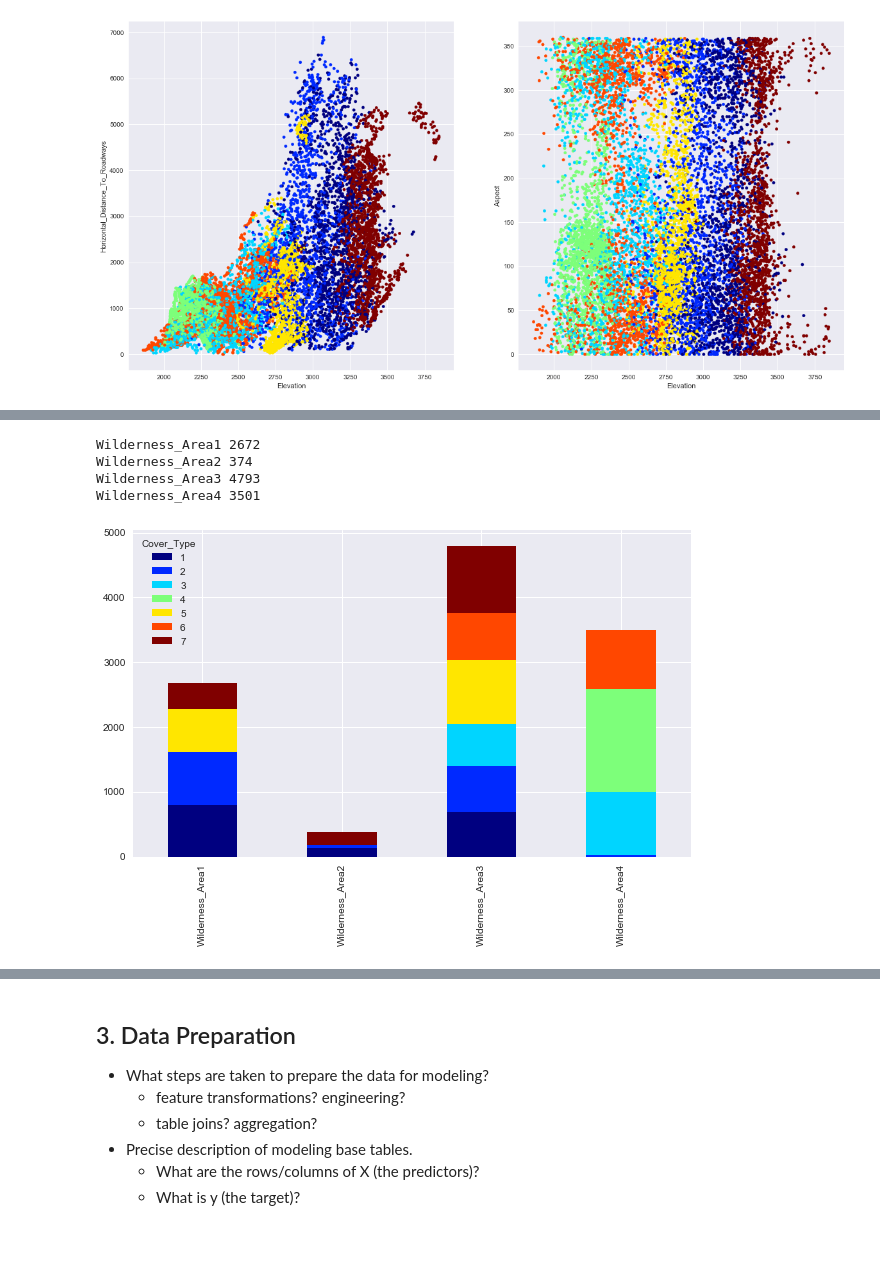
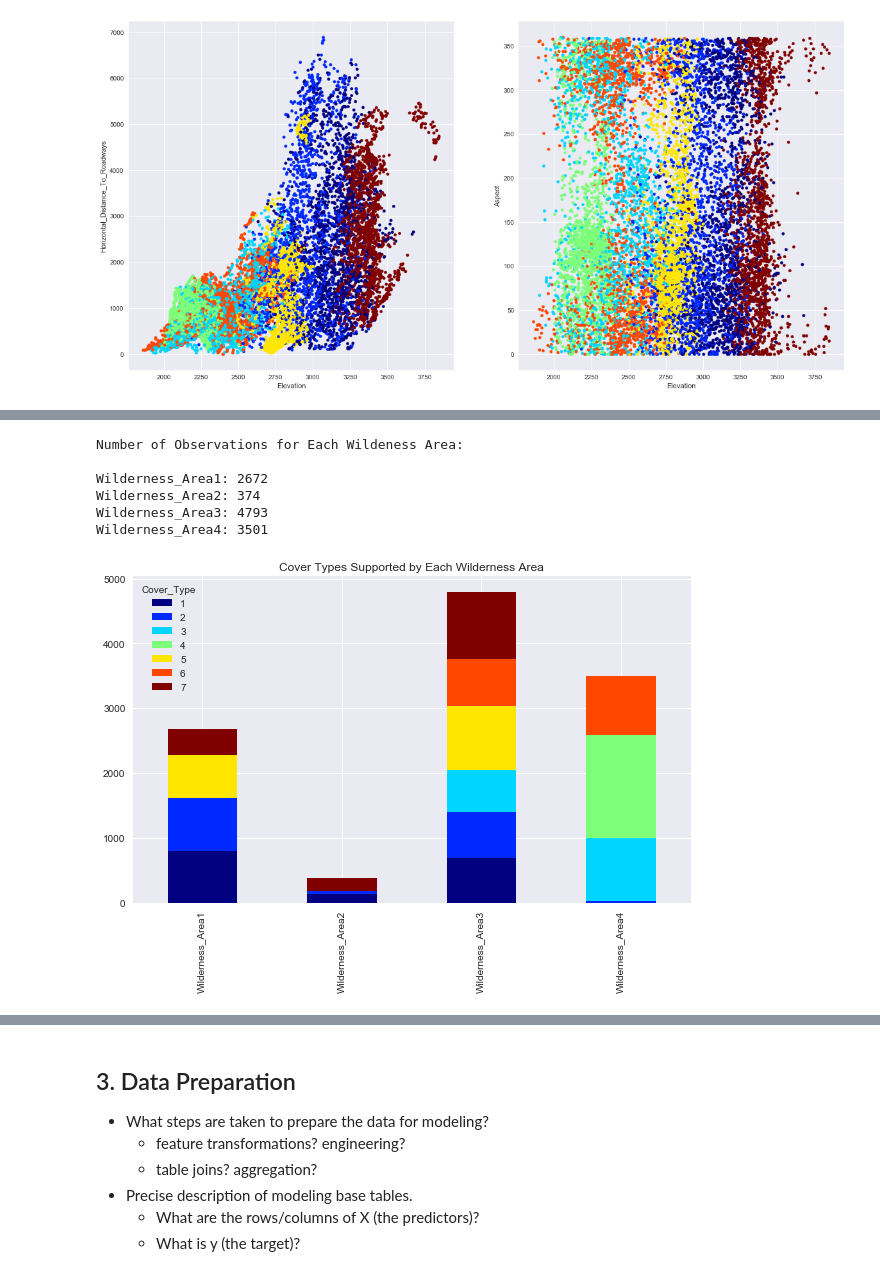
Before and after one commit to zachday1/207_forest_cover, a Jupyter notebook: Final_WIP_CRISP.ipynb, the cells around one changed output, grey strips where cells are left out. Drawn from its saved outputs; the diff is of its cells as text; code cells hidden in the pictures; blank space fills up the shorter version.

```diff
--- a/Final_WIP_CRISP.ipynb
+++ b/Final_WIP_CRISP.ipynb
@@ -220,21 +223,27 @@ plt.show()
 # %%
+# Q1: Which Cover Types are Supported by Each Wilderness Area?
+
 col_names = df_train.columns.tolist()
 
 A = np.array(col_names)
 
-soil_types = [item for item in A if "Soil" in item]
-wilderness_areas = [item for item in A if "Wilderness_Area" in item]
+soil_types = [item for item in A if "Soil" in item]                    # names of all soil types
+wilderness_areas = [item for item in A if "Wilderness_Area" in item]   # names of all wilderness areas
 
-# Which wilderness_area support which cover_types?
+# display number of observations for each Wilderness Area:
+print("\nNumber of Observations for Each Wildeness Area:\n")
+for wilderness_area in wilderness_areas: print(wilderness_area + ":", df_train[wilderness_area].sum())
 
-for wilderness_area in wilderness_areas: print(wilderness_area, df_train[wilderness_area].sum())
-
-wild_areas_sum = df_train[wilderness_areas].groupby(df_train['Cover_Type']).sum()
-wild_areas_sum.T.plot(kind='bar', stacked=True, figsize=(10,6), cmap='jet')
+# barplot showing the Cover_Types supported by Each Wilderness Area:
+wild_areas_sum = df_train[wilderness_areas].groupby(df_train['Cover_Type']).sum()   # counting cover types
+wild_areas_sum.T.plot(kind='bar', stacked=True, figsize=(10,6), cmap='jet')         # barplot
+plt.title("Cover Types Supported by Each Wilderness Area")
 plt.show()
 # %% [output]
-Wilderness_Area1 2672
-Wilderness_Area2 374
-Wilderness_Area3 4793
-Wilderness_Area4 3501
+Number of Observations for Each Wildeness Area:
+
+Wilderness_Area1: 2672
+Wilderness_Area2: 374
+Wilderness_Area3: 4793
+Wilderness_Area4: 3501
-[figure, old version]
+[figure, new version]
```
Also changed, not shown: parts of 25 cells of this notebook.
